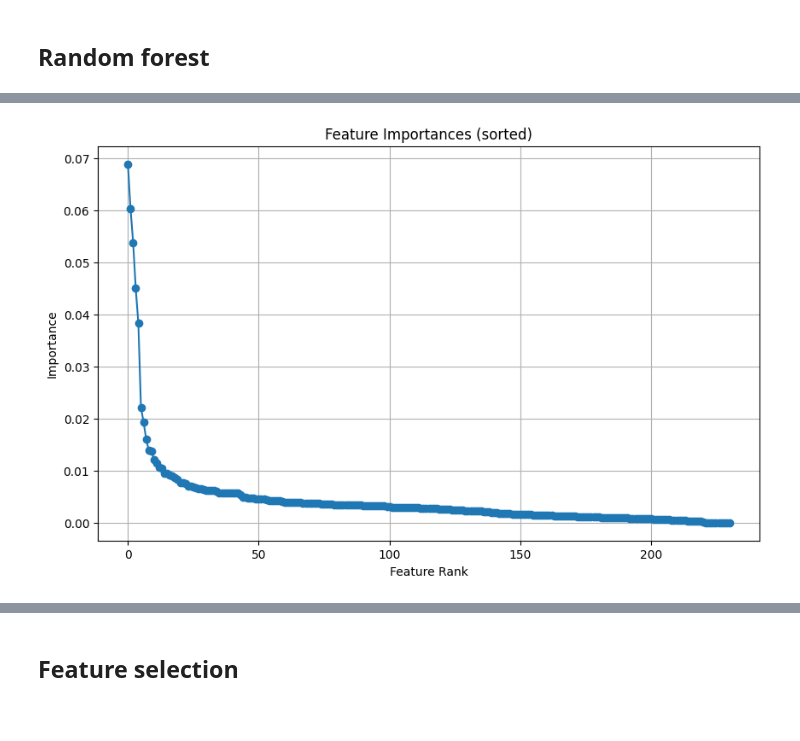
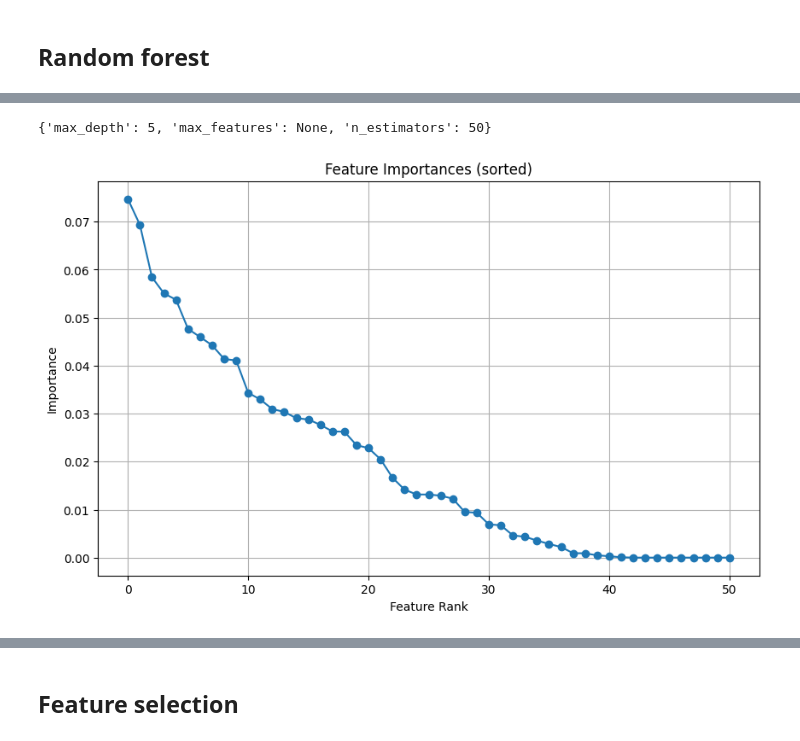
Before and after one commit to krusand/Analyzing-concussions-through-eyetracking-measurements, a Jupyter notebook: src/feature_selection.ipynb, the cells around one changed output, grey strips where cells are left out. Cells and saved outputs as stored; diff of their text form; code cells hidden in the pictures.

```diff
--- a/src/feature_selection.ipynb
+++ b/src/feature_selection.ipynb
@@ -84,0 +129,2 @@ X2.shape
+# %%
+X_reduced = X.pipe(remove_low_variance_features).pipe(remove_multicollineraity, y)
@@ -180,30 +338,0 @@ feature_importances_exp, best_rf_params_exp = get_feature_importance_exp(X2,y)
-# %%
-def get_feature_importance(X, y):
-    # Reshape y
-    y = y.values.ravel()
-
-    # Get feature importances for all experiments
-    feature_importances = pd.DataFrame(np.zeros(X.shape[1]), columns=["Importance"], index=X.columns)
-    best_rf_params = {}
-
-    # Hyperparameters for GridSearch
-    parameters = {
-        'max_depth': [None, 3, 5, 7, 9, 11],
-        'n_estimators': [20, 30, 40, 50, 70, 100],
-        'max_features': ['sqrt', 'log2', None]
-    }
-
-    # Find best clf
-    grid_search = GridSearchCV(RandomForestClassifier(n_jobs=-1, random_state=42), parameters, cv=5, verbose=0, n_jobs=-1)
-    grid_search.fit(X, y)
-
-    best_rf = grid_search.best_estimator_
-    importances = best_rf.feature_importances_
-    best_rf_params = grid_search.best_params_
-
-    # update importances and counts
-    feature_importances["Importance"] = importances
-
-    return feature_importances, best_rf_params
-
-feature_importances, best_rf_params = get_feature_importance(X2,y)
@@ -226,0 +339,3 @@ best_rf_params
+# %%
+feature_importances_exp, best_params_exp = get_feature_importance(X_reduced, y, by_experiment=True)
+feature_importances, best_params = get_feature_importance(X_reduced, y, by_experiment=False)
@@ -227,13 +355,17 @@ best_rf_params
+# %%
+best_params
+# %% [output]
+{'max_depth': 5, 'max_features': None, 'n_estimators': 50}
 # %%
 # Sort importances descending
-sorted_importances = feature_importances.sort_values(by="Importance", ascending=False)
+sorted_importances = feature_importances_exp.filter(like="EVIL_BASTARD", axis=0).sort_values(by="Importance", ascending=False)
 
 plt.figure(figsize=(10,6))
 plt.plot(np.arange(len(sorted_importances)), sorted_importances["Importance"].values, marker='o')
 plt.title("Feature Importances (sorted)")
 plt.xlabel("Feature Rank")
 plt.ylabel("Importance")
 plt.grid(True)
 plt.show()
 # %% [output]
-[figure, old version]
+[figure, new version]
```
Also changed, not shown: parts of 34 cells of this notebook, 2 other files.
